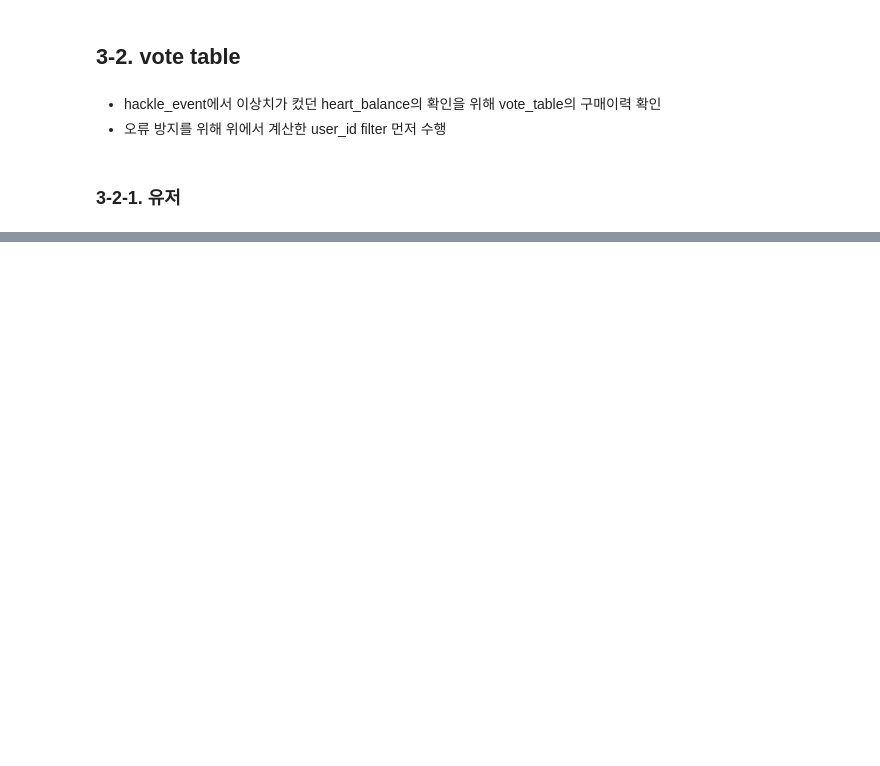
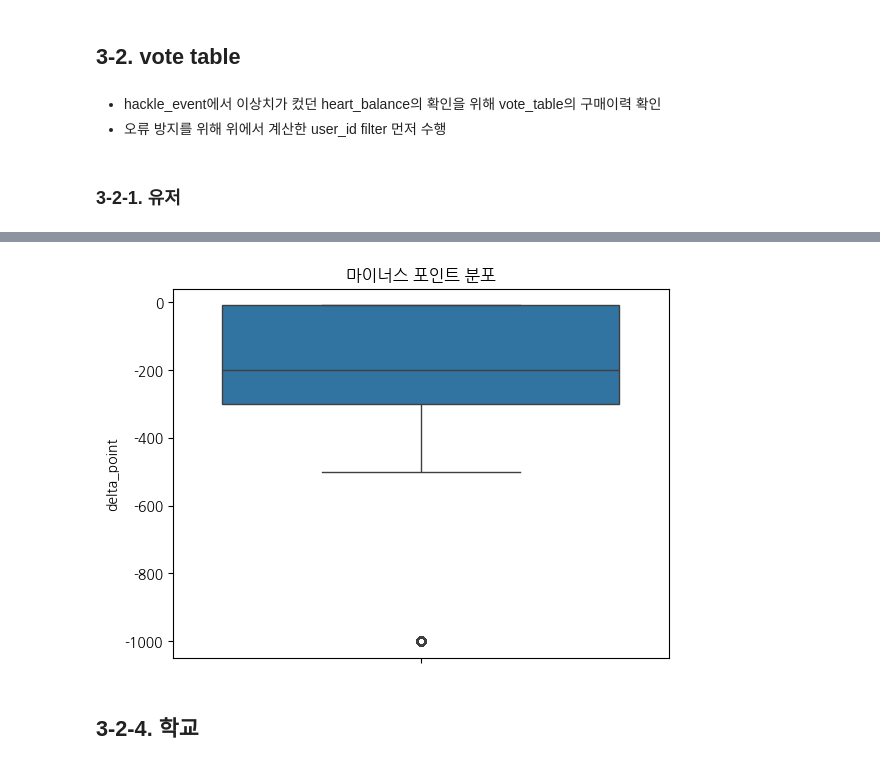
Before and after one commit to EtheriumArchive/Codeit_project, a Jupyter notebook: eda_damyeon_v2.ipynb, the cells around one changed output, grey strips where cells are left out. Drawn from its saved outputs; the diff is of its cells as text; code cells hidden in the pictures; blank space fills up the shorter version.

```diff
--- a/eda_damyeon_v2.ipynb
+++ b/eda_damyeon_v2.ipynb
@@ -552,0 +925,3 @@ memory usage: 82.7+ MB
+# %%
+point_negative_condition = raw_point['delta_point'] < 0
+raw_point[point_negative_condition]['delta_point'].describe()
@@ -552,0 +938,13 @@ memory usage: 82.7+ MB
+# %%
+plt.figure()
+sns.boxplot(
+    data = raw_point[point_negative_condition]['delta_point']
+)
+plt.title('마이너스 포인트 분포')
+plt.show()
+
+# 마이너스 포인트는 잘못 지급된 포인트를 정정하기 위함이었을까?
+# %% [output]
+[figure, added]
+# %% [markdown]
+## 3-2-4. 학교
```
Also changed, not shown: parts of 48 cells of this notebook.
